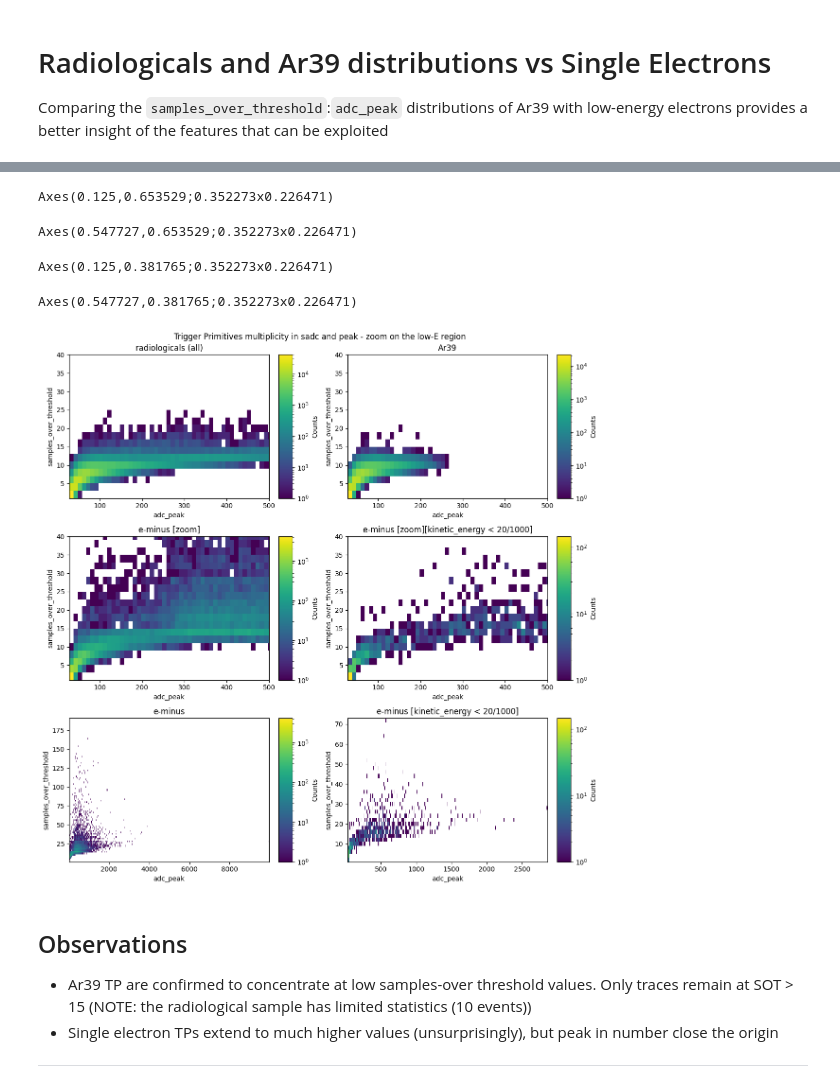
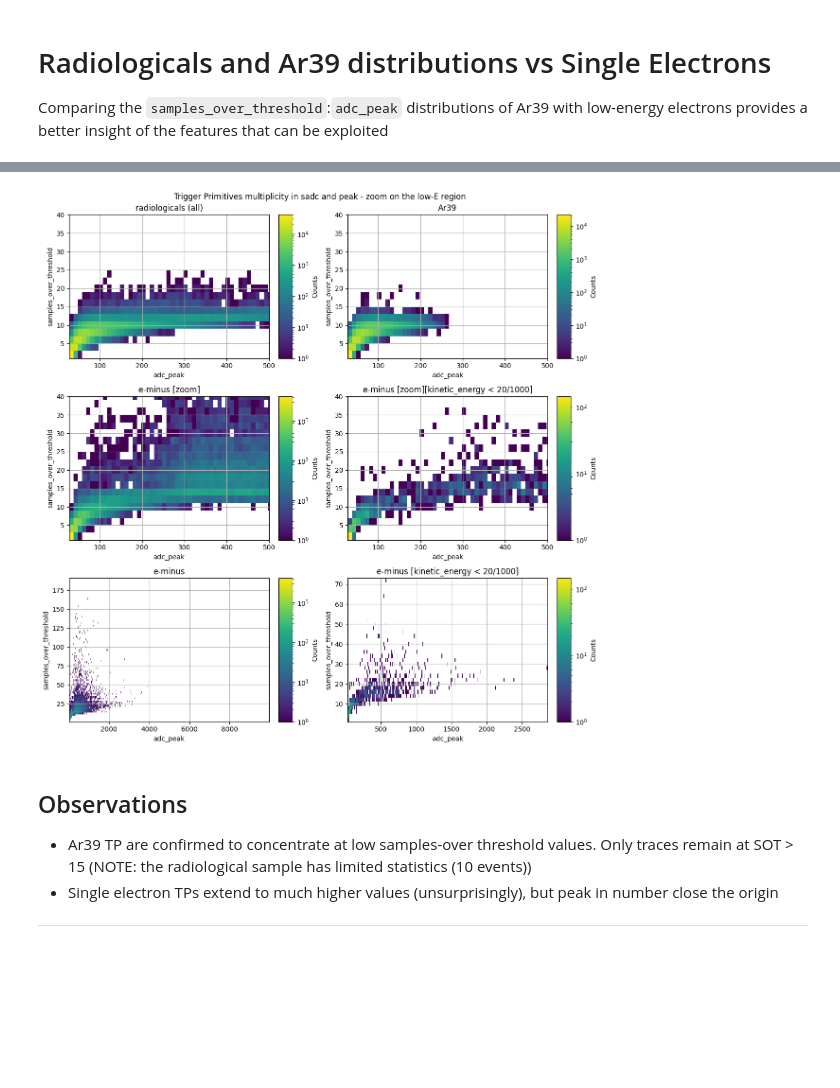
Before and after one commit to alessandrothea/tpvalidator, a Jupyter notebook: notebooks/studies/1x8x14/VD-1x8x14-TPFiltering-Dev.ipynb, the cells around one changed output, grey strips where cells are left out. Cells and saved outputs as stored; diff of their text form; code cells hidden in the pictures; blank space fills up the shorter version.

```diff
--- a/notebooks/studies/1x8x14/VD-1x8x14-TPFiltering-Dev.ipynb
+++ b/notebooks/studies/1x8x14/VD-1x8x14-TPFiltering-Dev.ipynb
@@ -153,9 +63,4 @@ Axes(0.547727,0.11;0.352273x0.35)
 # %%
-var_specs = {
-    'adc_peak': {'name':'adc_peak', 'bin_size':10},
-    'samples_over_threshold': {'name': 'samples_over_threshold', 'bin_size': 2}
-    # {'name': 'adc_integral', 'bin_size': 10}
-}
 weight=None
 
 em_lowe_evf = {'collection':'mctruths', 'filter':'kinetic_energy < 20/1000'}
@@ -170,59 +75,57 @@ fig, axes = plt.subplots(3,2, figsize=(12,12))
 row=0
 
 ax = axes[row][0]
-rad_tpp.plot_2d_var_dist(var_specs['adc_peak'],  var_specs['samples_over_threshold'], cmap=cmap, ax=ax)
+# rad_tpp.plot_2d_var_dist(var_specs['adc_peak'],  var_specs['samples_over_threshold'], cmap=cmap, ax=ax)
+rad_tpp.plot_2d_var_dist('adc_peak', 'samples_over_threshold', weight=weight, cmap=cmap, ax=ax)
 ax.set_title('radiologicals (all)')
+ax.grid()
 
 
 ax = axes[row][1]
-rad_tpp.plot_2d_var_dist(var_specs['adc_peak'],  var_specs['samples_over_threshold'], bt_generator_name='Ar39GenInLAr', cmap=cmap, ax=ax)
+rad_tpp.plot_2d_var_dist('adc_peak',  'samples_over_threshold', bt_generator_name='Ar39GenInLAr', weight=weight, cmap=cmap, ax=ax)
 ax.set_title('Ar39')
+ax.grid()
 
 #-----
 
 row=1
 
 ax = axes[row][0]
-em_tpp.plot_2d_var_dist(var_specs['adc_peak'],  var_specs['samples_over_threshold'], cmap=cmap, ax=ax)
-artists.cbar.set_label("Counts")
+em_tpp.plot_2d_var_dist('adc_peak',  'samples_over_threshold', cmap=cmap, ax=ax)
 ax.set_title('e-minus [zoom]')
+ax.grid()
 
 ax = axes[row][1]
-em_tpp.plot_2d_var_dist(var_specs['adc_peak'],  var_specs['samples_over_threshold'], ev_filter=em_lowe_evf, cmap=cmap, ax=ax)
-artists.cbar.set_label("Counts")
+em_tpp.plot_2d_var_dist('adc_peak',  'samples_over_threshold', ev_filter=em_lowe_evf, cweight=weight, map=cmap, ax=ax)
 ax.set_title(f'e-minus [zoom][{em_lowe_evf["filter"]}]')
+ax.grid()
 
 
 #----
 row=2
 
 ax = axes[row][0]
-em_tpp.plot_2d_var_dist(var_specs['adc_peak'],  var_specs['samples_over_threshold'], cmap=cmap, ax=ax)
-artists.cbar.set_label("Counts")
+em_tpp.plot_2d_var_dist('adc_peak',  'samples_over_threshold', cmap=cmap, ax=ax)
 ax.set_title('e-minus')
+ax.grid()
 
 ax = axes[row][1]
-em_tpp.plot_2d_var_dist(var_specs['adc_peak'],  var_specs['samples_over_threshold'], ev_filter=em_lowe_evf, cmap=cmap, ax=ax)
-artists.cbar.set_label("Counts")
+em_tpp.plot_2d_var_dist('adc_peak',  'samples_over_threshold', ev_filter=em_lowe_evf, weight=weight, cmap=cmap, ax=ax)
 ax.set_title(f'e-minus [{em_lowe_evf["filter"]}]')
+ax.grid()weight=weight,
 
 #----
 
 if zoom_ar39:
     for rax in axes[0:2]:
         for ax in rax:
-            print(ax)
             ax.set_xlim(xmax=500)
             ax.set_ylim(ymax=40)
 
 fig.suptitle("Trigger Primitives multiplicity in sadc and peak - zoom on the low-E region")
 fig.tight_layout()
 # %% [output]
-Axes(0.125,0.653529;0.352273x0.226471)
-Axes(0.547727,0.653529;0.352273x0.226471)
-Axes(0.125,0.381765;0.352273x0.226471)
-Axes(0.547727,0.381765;0.352273x0.226471)
-[figure, old version]
+[figure, new version]
 # %% [markdown]
 ## Observations
 
```
Also changed, not shown: parts of 6 cells of this notebook, 2 other files.
